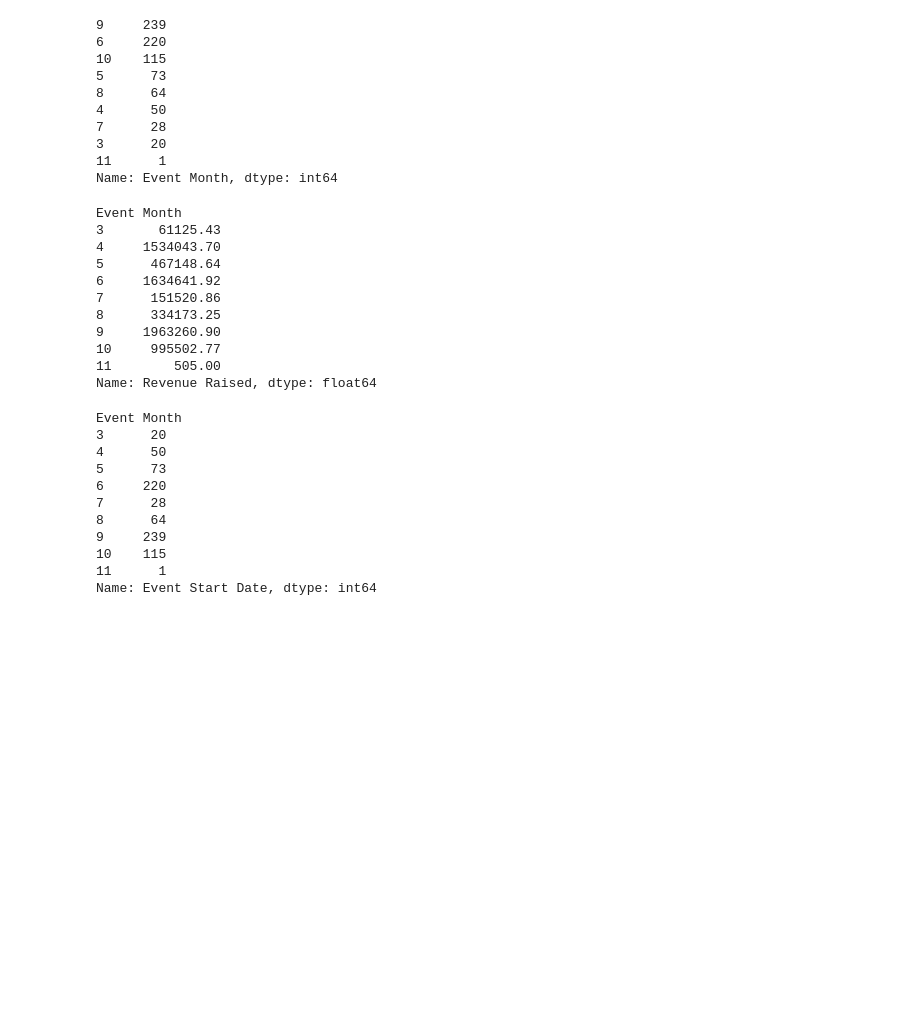
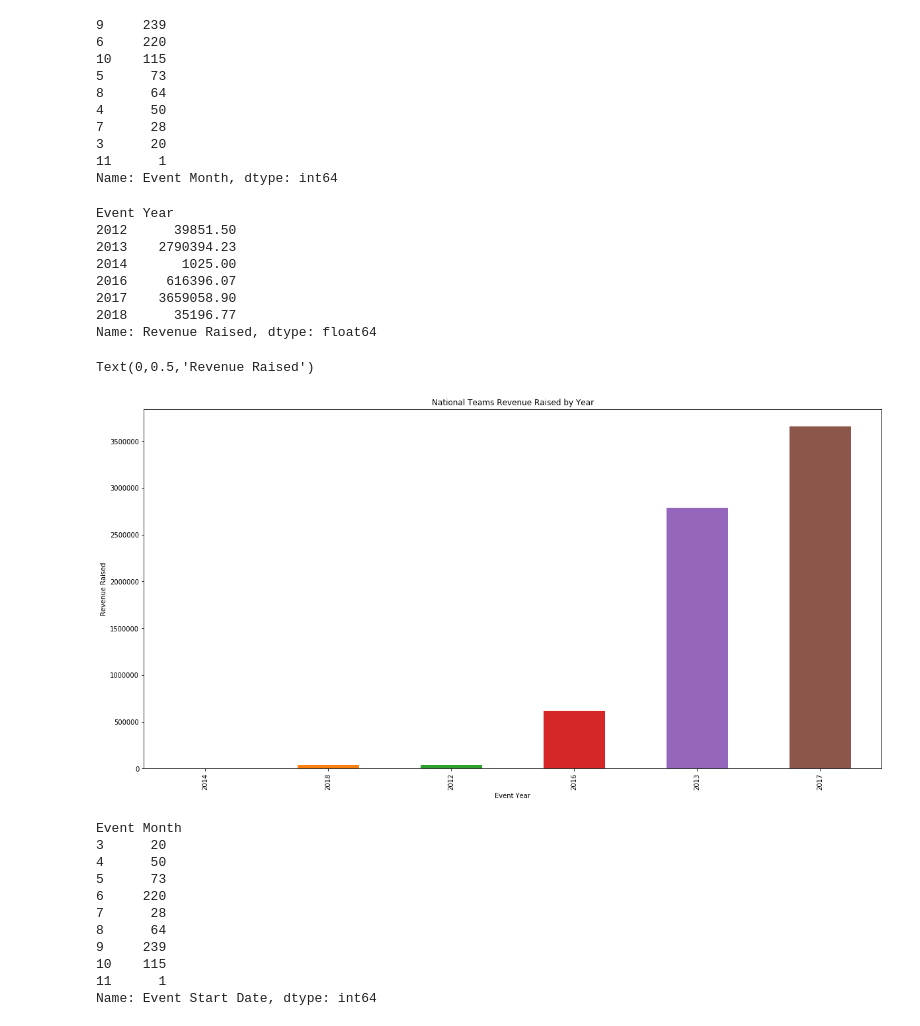
Before and after one commit to mills-jeffreyb/GENBA894, a Jupyter notebook: Mills_Jeff_CapstoneProject-National Bike Teams.ipynb, the cells around one changed output. Saved outputs shown, nothing was run; the diff lists cells and outputs as text; code cells hidden in the pictures; blank space fills up the shorter version.

```diff
--- a/Mills_Jeff_CapstoneProject-National Bike Teams.ipynb
+++ b/Mills_Jeff_CapstoneProject-National Bike Teams.ipynb
@@ -503,19 +503,27 @@ nationalteams['Event Month'].value_counts()
 Name: Event Month, dtype: int64
 # %%
 # Get the sum of the total revenue per month
-nationalteams.groupby('Event Month')['Revenue Raised'].sum()
+nationalteams.groupby('Event Year')['Revenue Raised'].sum()
 # %% [output]
-Event Month
-3       61125.43
-4     1534043.70
-5      467148.64
-6     1634641.92
-7      151520.86
-8      334173.25
-9     1963260.90
-10     995502.77
-11        505.00
+Event Year
+2012      39851.50
+2013    2790394.23
+2014       1025.00
+2016     616396.07
+2017    3659058.90
+2018      35196.77
 Name: Revenue Raised, dtype: float64
+# %%
+
+# What total gifts for all states
+plt.figure(figsize=(20,10))
+plot_data =nationalteams.groupby(['Event Year'])['Revenue Raised'].sum()
+plot_data.sort_values()[-50:].plot(kind='bar')
+plt.title("National Teams Revenue Raised by Year")
+plt.ylabel("Revenue Raised")
+# %% [output]
+Text(0,0.5,'Revenue Raised')
+[figure, added]
 # %%
 # Get the number of dates / events in each month
 nationalteams.groupby('Event Month')['Event Start Date'].count()
```
Also changed, not shown: parts of 20 cells of this notebook, 5 other files.
